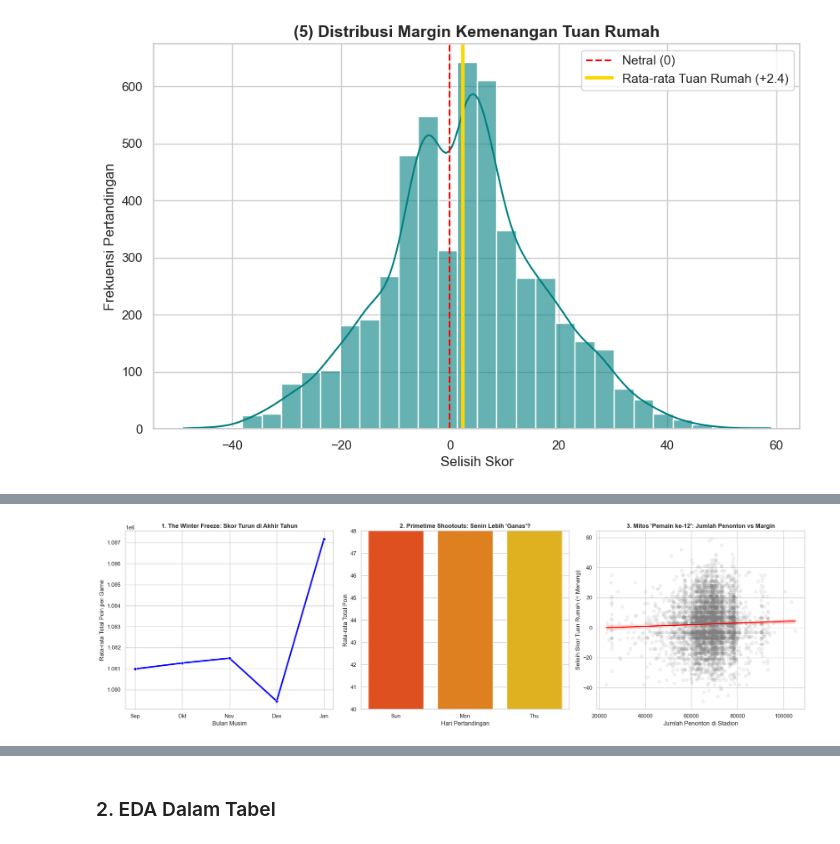
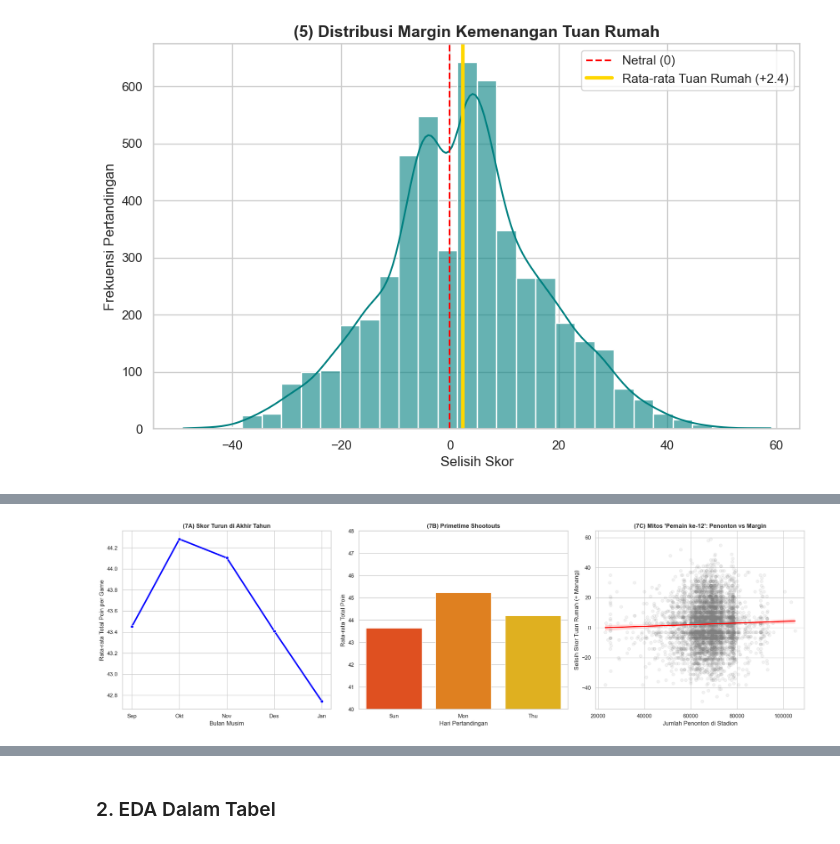
Before and after one commit to gacoanphilia/final-project, a Jupyter notebook: notebooks/final-project.ipynb, the cells around one changed output, grey strips where cells are left out. Cells and saved outputs as stored; diff of their text form; code cells hidden in the pictures.

```diff
--- a/notebooks/final-project.ipynb
+++ b/notebooks/final-project.ipynb
@@ -695,15 +717,23 @@ Insight Bisnis:
 # %%
+# --- STEP 1: PERSIAPAN VARIABEL ---
+# Hitung Total Skor per Game (PENTING: Jangan pakai kolom 'total' bawaan)
+nfl['total_score_game'] = nfl['pts_win'] + nfl['pts_loss']
+
+# Persiapan Data Tanggal
 nfl['date'] = pd.to_datetime(nfl['date'])
 nfl['month'] = nfl['date'].dt.month
 
+# Filter Data
 main_days = nfl[nfl['day'].isin(['Sun', 'Mon', 'Thu'])]
 valid_attendance = nfl[nfl['attendance'] > 1000]
 
+# --- STEP 2: PLOTTING ---
 fig, axes = plt.subplots(1, 3, figsize=(20, 6))
 
-# Plot 7A
+# === PLOT 7A: EFEK BULAN ===
 month_order = [9, 10, 11, 12, 1]
-monthly_avg = nfl.groupby('month')['total'].mean().reindex(month_order)
+# Gunakan 'total_score_game', bukan 'total'
+monthly_avg = nfl.groupby('month')['total_score_game'].mean().reindex(month_order)
 
 sns.lineplot(
     x=range(len(month_order)),
@@ -715,44 +745,44 @@ sns.lineplot(
 )
 axes[0].set_xticks(range(len(month_order)))
 axes[0].set_xticklabels(['Sep', 'Okt', 'Nov', 'Des', 'Jan'])
-axes[0].set_title("1. The Winter Freeze: Skor Turun di Akhir Tahun", fontsize=12, fontweight='bold')
+axes[0].set_title("(7A) Skor Turun di Akhir Tahun", fontsize=12, fontweight='bold')
 axes[0].set_ylabel("Rata-rata Total Poin per Game")
 axes[0].set_xlabel("Bulan Musim")
 
 
-# Plot 7B
+# === PLOT 7B: EFEK HARI (PRIMETIME) ===
 sns.barplot(
     data=main_days,
     x='day',
-    y='total',
+    y='total_score_game', # Gunakan 'total_score_game'
     order=['Sun', 'Mon', 'Thu'],
     palette='autumn',
     hue='day',
     legend=False,
     errorbar=None,
     ax=axes[1]
 )
-axes[1].set_title("2. Primetime Shootouts: Senin Lebih 'Ganas'?", fontsize=12, fontweight='bold')
+axes[1].set_title("(7B) Primetime Shootouts", fontsize=12, fontweight='bold')
 axes[1].set_ylabel("Rata-rata Total Poin")
 axes[1].set_ylim(40, 48) # Zoom in
 axes[1].set_xlabel("Hari Pertandingan")
 
 
-# PLOT 7C
+# === PLOT 7C: EFEK PENONTON ===
 sns.regplot(
     data=valid_attendance,
     x='attendance',
     y='home_score_diff',
     scatter_kws={'alpha':0.1, 'color':'grey'},
     line_kws={'color':'red', 'linewidth':2},
     ax=axes[2]
 )
-axes[2].set_title("3. Mitos 'Pemain ke-12': Jumlah Penonton vs Margin", fontsize=12, fontweight='bold')
+axes[2].set_title("(7C) Mitos 'Pemain ke-12': Penonton vs Margin", fontsize=12, fontweight='bold')
 axes[2].set_xlabel("Jumlah Penonton di Stadion")
 axes[2].set_ylabel("Selisih Skor Tuan Rumah (+ Menang)")
 
 plt.tight_layout()
 plt.show()
 # %% [output]
-[figure, old version]
+[figure, new version]
 # %% [markdown]
```
Also changed, not shown: parts of 14 cells of this notebook.
